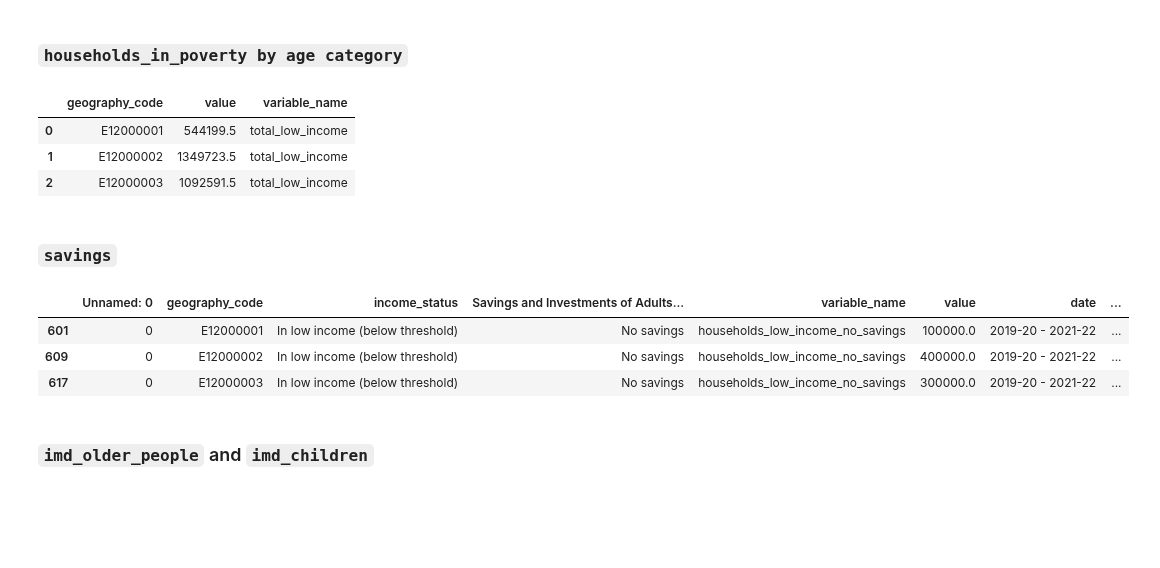
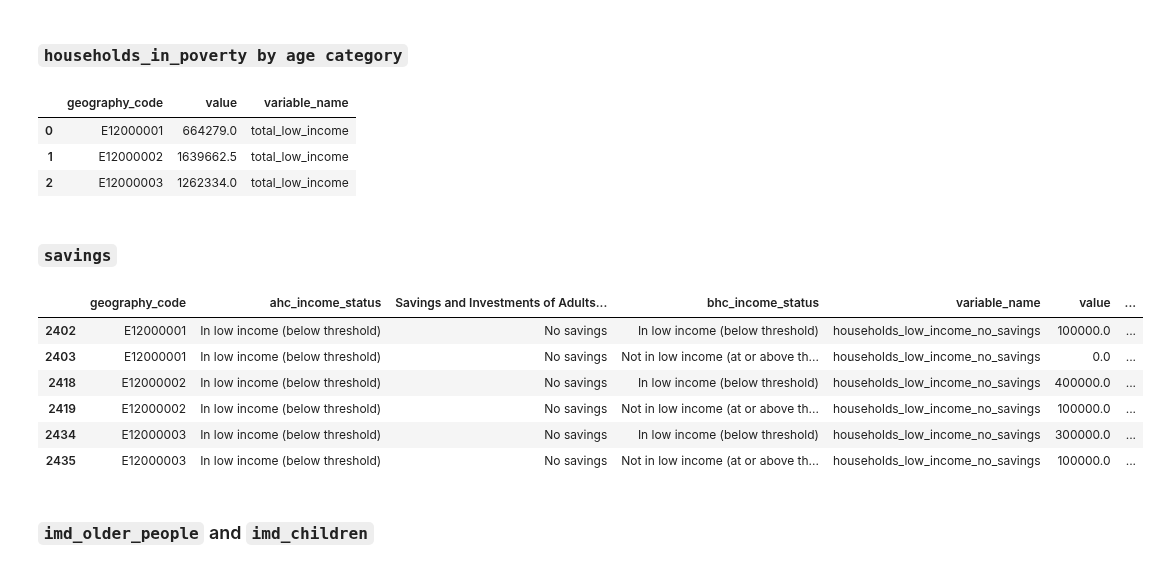
Before and after one commit to open-innovations/jrf-insight, a Jupyter notebook: pipelines/place/transform.ipynb, the cells around one changed output. Cells and saved outputs as stored; diff of their text form; code cells hidden in the pictures; blank space fills up the shorter version.

```diff
--- a/pipelines/place/transform.ipynb
+++ b/pipelines/place/transform.ipynb
@@ -221,9 +221,10 @@ number_of_working_age
 # %% [markdown]
 ### `households_in_poverty by age category`
 # %%
+# TODO Luke to look at this!
 hbai_age_cat = pd.read_csv(f'{DATA_DIR}/hbai/by_age_category.csv')
 hbai_total_low_income = hbai_age_cat.loc[
-    (hbai_age_cat.income_status == 'In low income (below threshold)') &
+    (hbai_age_cat.ahc_income_status == 'In low income (below threshold)') &
     (hbai_age_cat.date == max(hbai_age_cat.date))
 ].groupby(['geography_code'])['value'].sum().to_frame()
 hbai_total_low_income['variable_name'] = 'total_low_income'
@@ -231,7 +232,7 @@ hbai_total_low_income.reset_index(inplace=True)
 
 hbai_percent = hbai_age_cat.loc[
     (hbai_age_cat.date == max(hbai_age_cat.date)) &
-    (hbai_age_cat.income_status == 'In low income (below threshold)')
+    (hbai_age_cat.ahc_income_status == 'In low income (below threshold)')
 ].groupby('geography_code').sum(numeric_only=True)
 hbai_percent = pd.DataFrame(data={'value': hbai_percent['percent']})
 hbai_percent['variable_name'] = 'percent_in_low_income'
@@ -239,23 +240,26 @@ hbai_percent.reset_index(inplace=True)
 hbai_total_low_income
 # %% [output]
 |  | geography_code | value | variable_name |
-| 0 | E12000001 | 544199.5 | total_low_income |
-| 1 | E12000002 | 1349723.5 | total_low_income |
-| 2 | E12000003 | 1092591.5 | total_low_income |
+| 0 | E12000001 | 664279.0 | total_low_income |
+| 1 | E12000002 | 1639662.5 | total_low_income |
+| 2 | E12000003 | 1262334.0 | total_low_income |
 # %% [markdown]
 ### `savings`
 # %%
 savings = pd.read_csv(f'{DATA_DIR}/hbai/by_savings_and_investments.csv')
-savings = savings[savings.income_status == 'In low income (below threshold)']
+savings = savings[savings.ahc_income_status == 'In low income (below threshold)']
 savings = savings[savings['Savings and Investments of Adults in the Family of the Individual'] == 'No savings']
 savings = savings[savings.date == max(savings.date)].round(-5)
 savings['variable_name'] = "households_low_income_no_savings"
 savings
 # %% [output]
-|  | Unnamed: 0 | geography_code | income_status | Savings and Investments of Adults... | variable_name | value | date | ... |
-| 601 | 0 | E12000001 | In low income (below threshold) | No savings | households_low_income_no_savings | 100000.0 | 2019-20 - 2021-22 | ... |
-| 609 | 0 | E12000002 | In low income (below threshold) | No savings | households_low_income_no_savings | 400000.0 | 2019-20 - 2021-22 | ... |
-| 617 | 0 | E12000003 | In low income (below threshold) | No savings | households_low_income_no_savings | 300000.0 | 2019-20 - 2021-22 | ... |
+|  | geography_code | ahc_income_status | Savings and Investments of Adults... | bhc_income_status | variable_name | value | ... |
+| 2402 | E12000001 | In low income (below threshold) | No savings | In low income (below threshold) | households_low_income_no_savings | 100000.0 | ... |
+| 2403 | E12000001 | In low income (below threshold) | No savings | Not in low income (at or above th... | households_low_income_no_savings | 0.0 | ... |
+| 2418 | E12000002 | In low income (below threshold) | No savings | In low income (below threshold) | households_low_income_no_savings | 400000.0 | ... |
+| 2419 | E12000002 | In low income (below threshold) | No savings | Not in low income (at or above th... | households_low_income_no_savings | 100000.0 | ... |
+| 2434 | E12000003 | In low income (below threshold) | No savings | In low income (below threshold) | households_low_income_no_savings | 300000.0 | ... |
+| 2435 | E12000003 | In low income (below threshold) | No savings | Not in low income (at or above th... | households_low_income_no_savings | 100000.0 | ... |
 # %% [markdown]
 ### `imd_older_people` and `imd_children`
 # %%
```
Also changed, not shown: parts of 2 cells of this notebook, 19 other files.
